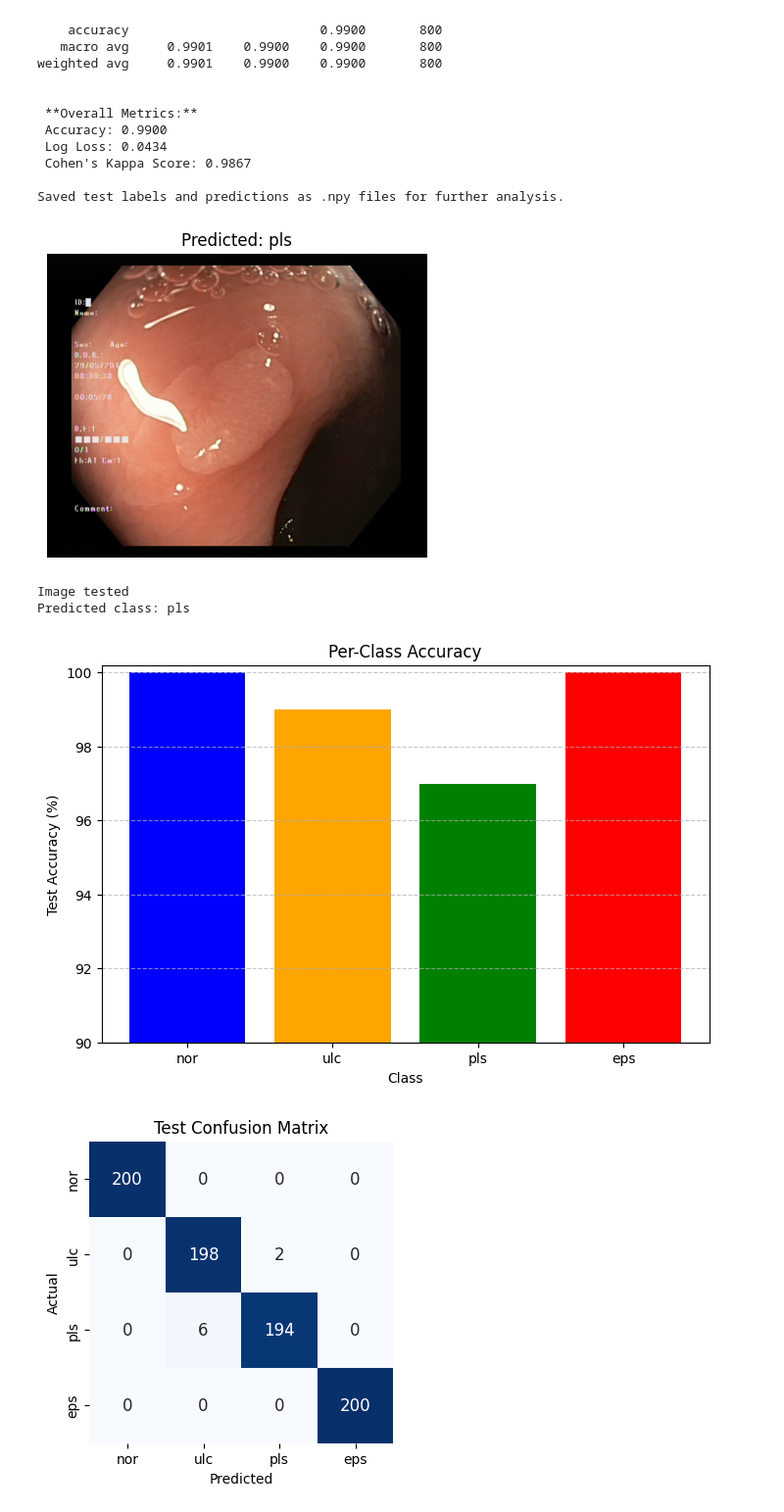
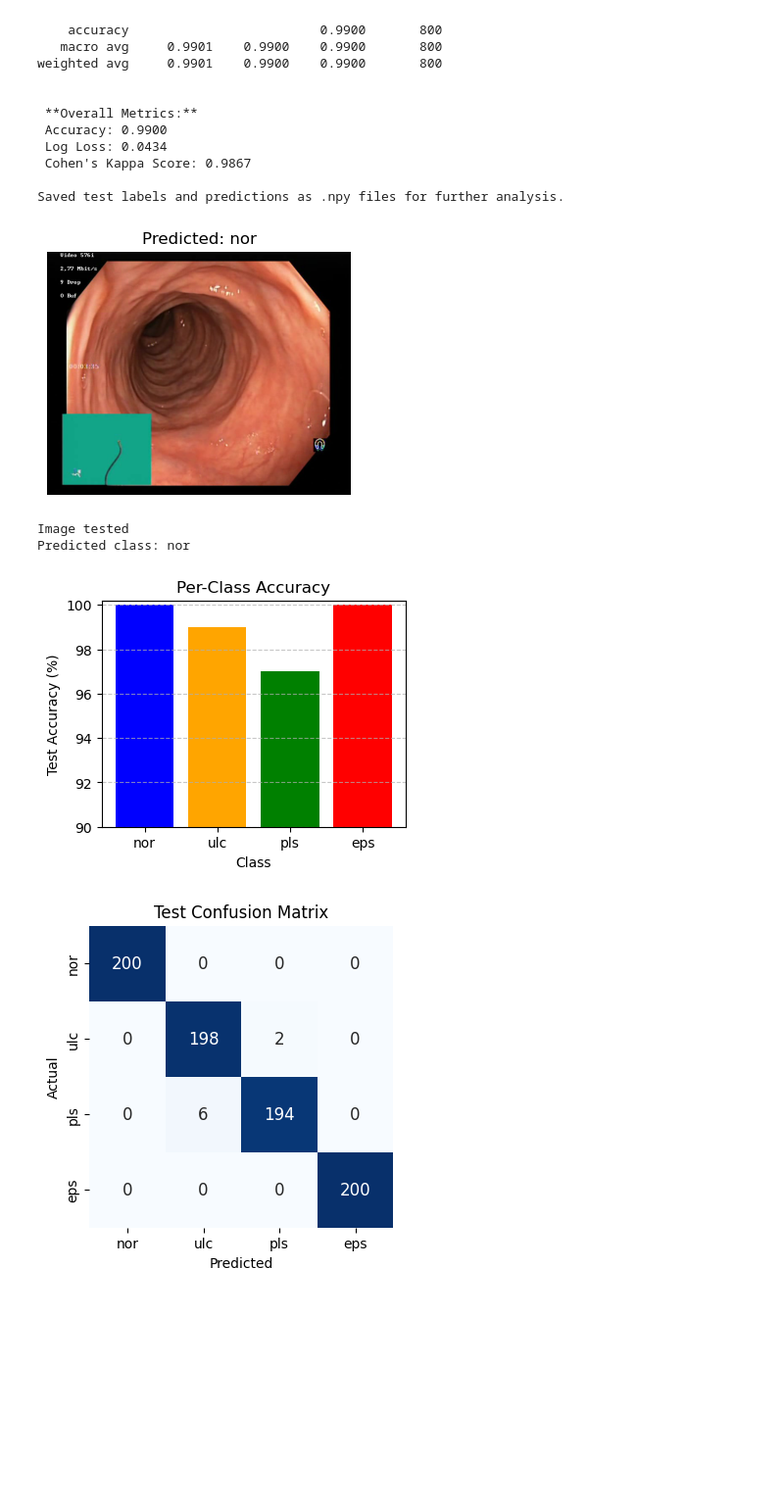
Before and after one commit to sarthakvermaa/WCE-curated-colon-disease-classification, a Jupyter notebook: Swin_tiny.ipynb, the cells around one changed output. Shown: that part at 98% size. Saved outputs shown, nothing was run; the diff lists cells and outputs as text; code cells hidden in the pictures; blank space fills up the shorter version.

```diff
--- a/Swin_tiny.ipynb
+++ b/Swin_tiny.ipynb
@@ -457,7 +463,7 @@ Saved test labels and predictions as .npy files for further analysis.
 from PIL import Image
 
 # Set the path to a specific test image
-image_path = "/kaggle/input/colon-endoscopy/test/2_polyps/test_polyps_ (121).jpg"
+image_path = "../colon-endoscopy-dataset/test/0_normal/test_normal_ (104).jpg"
 
 # Load and preprocess the image
 image = Image.open(image_path).convert("RGB")
@@ -474,7 +480,7 @@ with torch.no_grad():
     output = model(input_tensor)
     predicted_class = output.argmax(1).item()
 
-plt.figure(figsize=(5, 5))
+plt.figure(figsize=(4, 4))
 plt.imshow(image)
 plt.axis("off")
 plt.title(f"Predicted: {CLASS_NAMES[predicted_class]}")
@@ -482,25 +488,28 @@ plt.show()
 
 print(f"Image tested\nPredicted class: {CLASS_NAMES[predicted_class]}")
 # %% [output]
-[figure, old version]
+[figure, new version]
 Image tested
-Predicted class: pls
+Predicted class: nor
 # %%
+y_true_test = np.load("y_true_test.npy")
+y_pred_test = np.load("y_pred_test.npy")
+
 # Compute per-class accuracy
 report = classification_report(y_true_test, y_pred_test, target_names=CLASS_NAMES, output_dict=True)
 class_accuracies = [report[label]["recall"] * 100 for label in CLASS_NAMES]
 
 # Plot Bar Chart
-plt.figure(figsize=(8, 5))
+plt.figure(figsize=(4, 3))
 plt.bar(CLASS_NAMES, class_accuracies, color=['blue', 'orange', 'green', 'red'])
 plt.xlabel("Class")
 plt.ylabel("Test Accuracy (%)")
 plt.ylim(90, 100.2)
 plt.title("Per-Class Accuracy")
 plt.grid(axis="y", linestyle="--", alpha=0.7)
 plt.show()
 # %% [output]
-[figure, old version]
+[figure, new version]
 # %%
 # Compute Test Confusion Matrix
 cm = confusion_matrix(y_true_test, y_pred_test)
```
Also changed, not shown: parts of 6 cells of this notebook.
